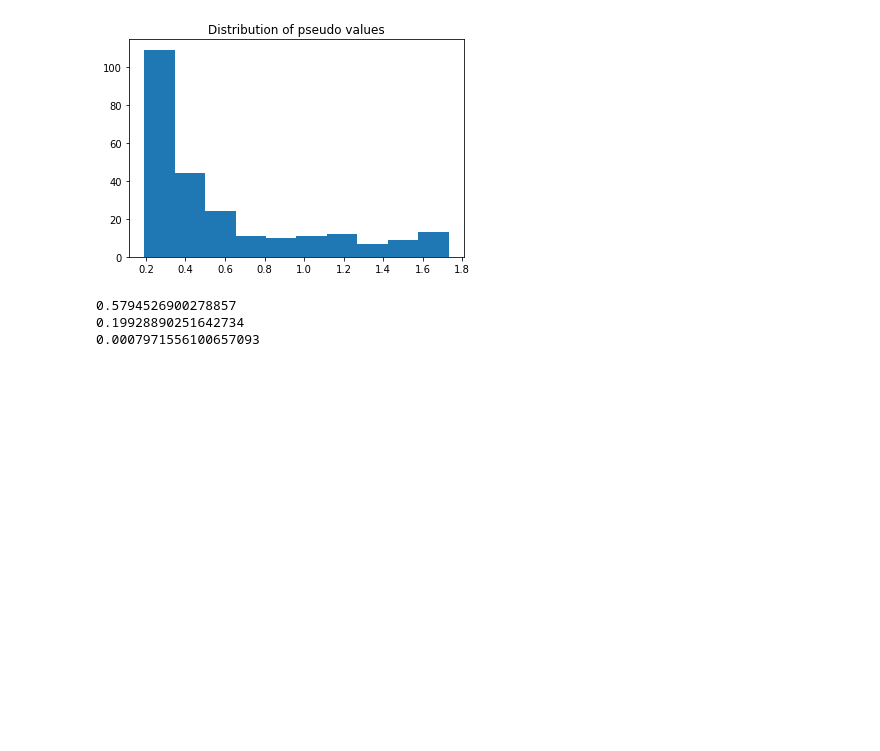
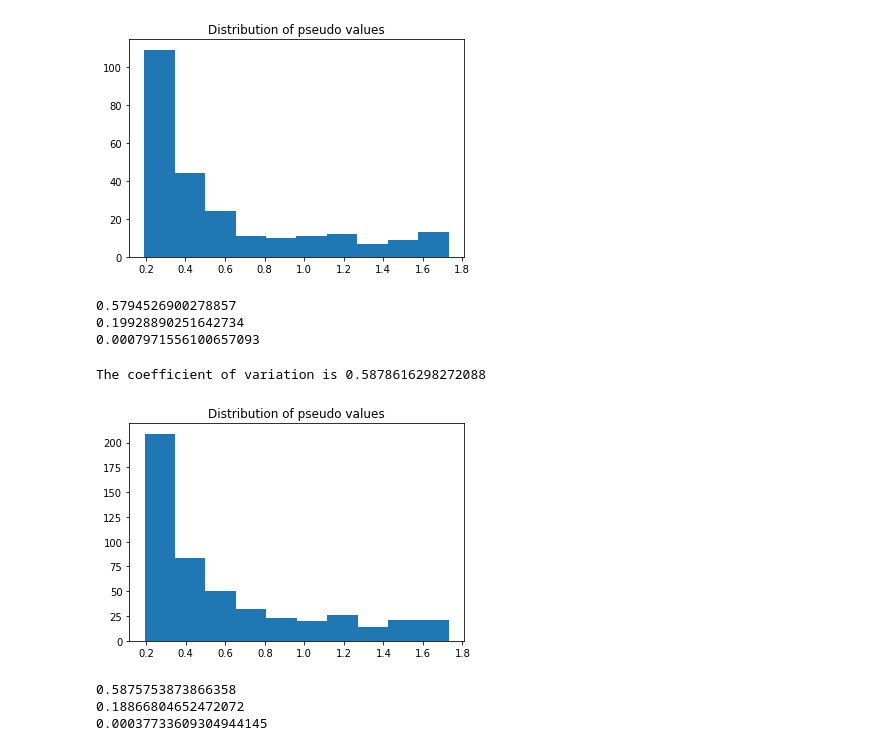
Before and after one commit to twyunting/CSC-632_Intro-to-Simulation-and-Modeling, a Jupyter notebook: homeworks/hw2/CSC-632 HW2_Coding_Yunting Chiu.ipynb, the cells around one changed output. Cells and saved outputs as stored; diff of their text form; code cells hidden in the pictures; blank space fills up the shorter version.

```diff
--- a/homeworks/hw2/CSC-632 HW2_Coding_Yunting Chiu.ipynb
+++ b/homeworks/hw2/CSC-632 HW2_Coding_Yunting Chiu.ipynb
@@ -545,3 +548,65 @@ The coefficient of variation is 0.5800698843053581
 0.5794526900278857
 0.19928890251642734
 0.0007971556100657093
+# %%
+# resampling 500
+import random
+import statistics
+import matplotlib.pyplot as plt
+
+PopData = []
+random.seed(5)
+
+for i in range(500): # 500 randomly generated values
+    DataElem = 10 * random.random() # 10*0 to 1 so the distribution would be 0 - 10
+    PopData.append(DataElem)
+
+
+def CVCalc(Dat): # calculate the coefficient of variation
+    CVCalc = statistics.stdev(Dat)/statistics.mean(Dat) # cv = sd/mean, cv is the ratio of the standard deviation to the mean.
+    return CVCalc
+
+CVPopData = CVCalc(PopData)
+print("The coefficient of variation is {}".format(CVPopData))
+
+N = len(PopData)
+JackVal = [] # Jackknife values
+PseudoVal = [] # Jackknife pseudo values
+
+for i in range(N-1): # Jackknife method should be leaving out one sample observation at a time so the legth of JackVal[] should be n-1
+    JackVal.append(0)
+for i in range(N):
+    PseudoVal.append(0)
+# print(len(JackVal), len(PseudoVal))
+
+for i in range(N): # calculate the Jack values (leaving a xi observation out of the original sample)
+    for j in range(N):
+        if j < i:
+            JackVal[j] = PopData[j]
+        else:
+            if j > i:
+                JackVal[j-1]= PopData[j]
+    PseudoVal[i] = N*CVCalc(PopData)-(N-1)*CVCalc(JackVal) # equation of the PswudoVal
+
+# visualize the distribution of pseudo values
+plt.hist(PseudoVal)
+plt.title("Distribution of pseudo values")
+plt.show()
+
+# mean of the pseudo values
+MeanPseudoVal=statistics.mean(PseudoVal)
+print(MeanPseudoVal)
+
+# variance of the pseudo values
+VariancePseudoVal=statistics.variance(PseudoVal)
+print(VariancePseudoVal)
+
+# variance of the Jackknife estimator
+VarJack = statistics.variance(PseudoVal)/N
+print(VarJack)
+# %% [output]
+The coefficient of variation is 0.5878616298272088
+[figure, added]
+0.5875753873866358
+0.18866804652472072
+0.00037733609304944145
```
Also changed, not shown: parts of 3 cells of this notebook, 1 other file.
